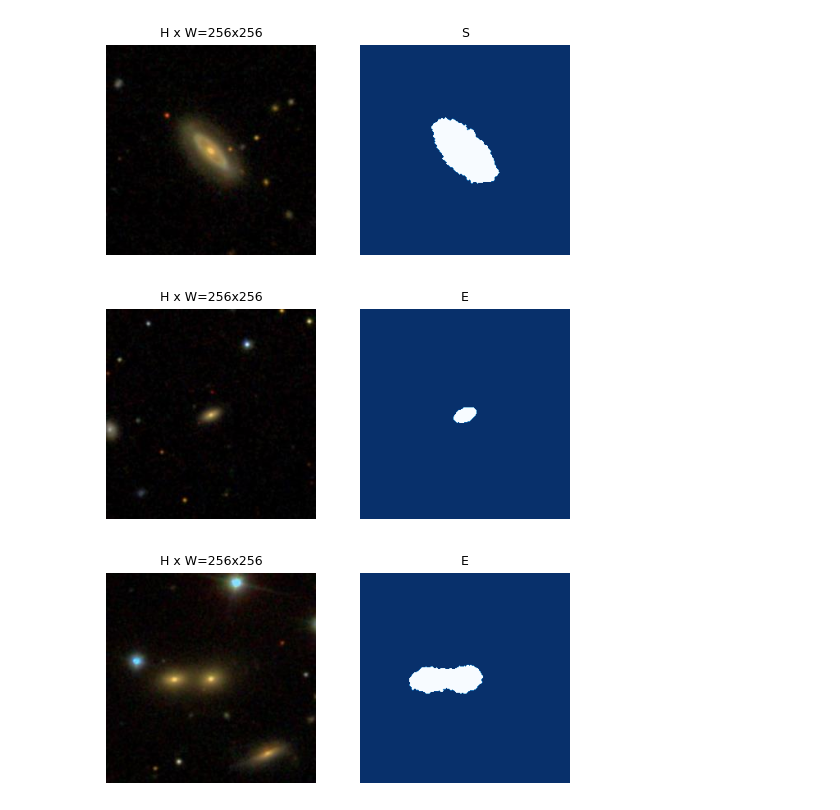
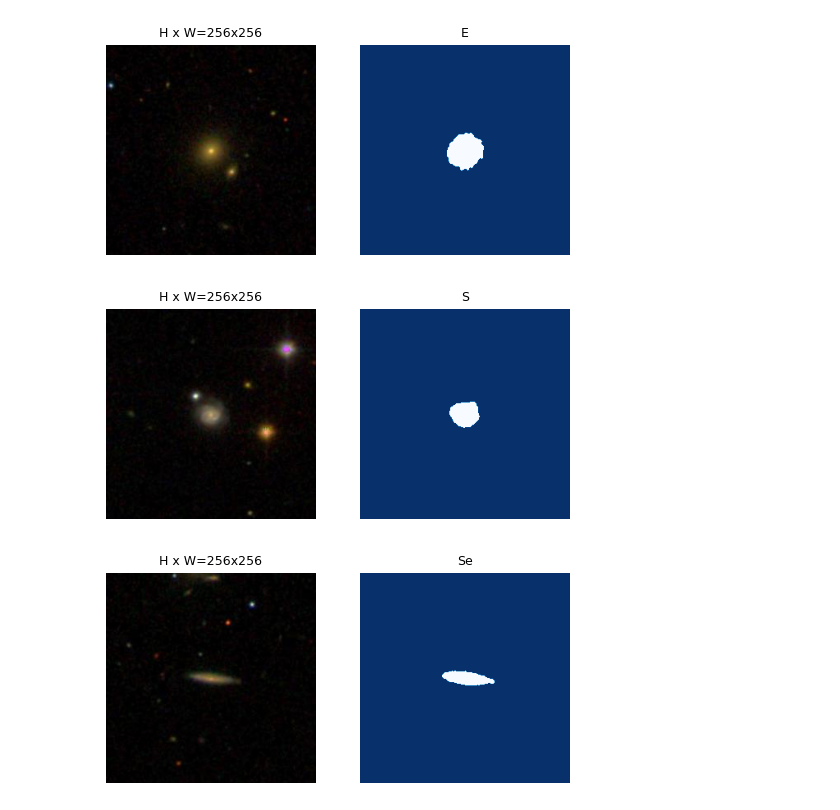
Before and after one commit to PanzaResce/galaxy_segmentation, a Jupyter notebook: notebooks/train_segmentation.ipynb, the cells around one changed output. Saved outputs shown, nothing was run; the diff lists cells and outputs as text; code cells hidden in the pictures.

Commit message:
Refactored GalaxyDataset object

```diff
--- a/notebooks/train_segmentation.ipynb
+++ b/notebooks/train_segmentation.ipynb
@@ -8,3 +8,7 @@ from transformers import AutoProcessor, AutoModelForUniversalSegmentation
 from config import DATASET_DIR, CLASS_TO_ID
 from visual import *
 from dataset import *
+# %%
+model = OneFormerForUniversalSegmentation.from_pretrained("shi-labs/oneformer_coco_dinat_large", is_training=True)
+processor = OneFormerProcessor.from_pretrained("shi-labs/oneformer_coco_dinat_large")
+processor.image_processor.num_text = model.config.num_queries - model.config.text_encoder_n_ctx
@@ -11,5 +23,3 @@ from dataset import *
 # %%
-dataset_train = GalaxyDataset()
-dataset_train.load_galaxia(DATASET_DIR, "train", CLASS_TO_ID)
-dataset_train.prepare()
+dataset_train = GalaxyDataset(DATASET_DIR, "train", CLASS_TO_ID, processor)
 # %%
@@ -23,6 +29,6 @@ dataset_test.prepare()
 # %%
-display_n_samples(dataset_test, 3)
+display_n_samples(dataset_train, 3)
 # %% [output]
-[figure, old version]
+[figure, new version]
-[figure, old version]
+[figure, new version]
-[figure, old version]
+[figure, new version]
```
Also changed, not shown: parts of 5 cells of this notebook, 4 other files.
